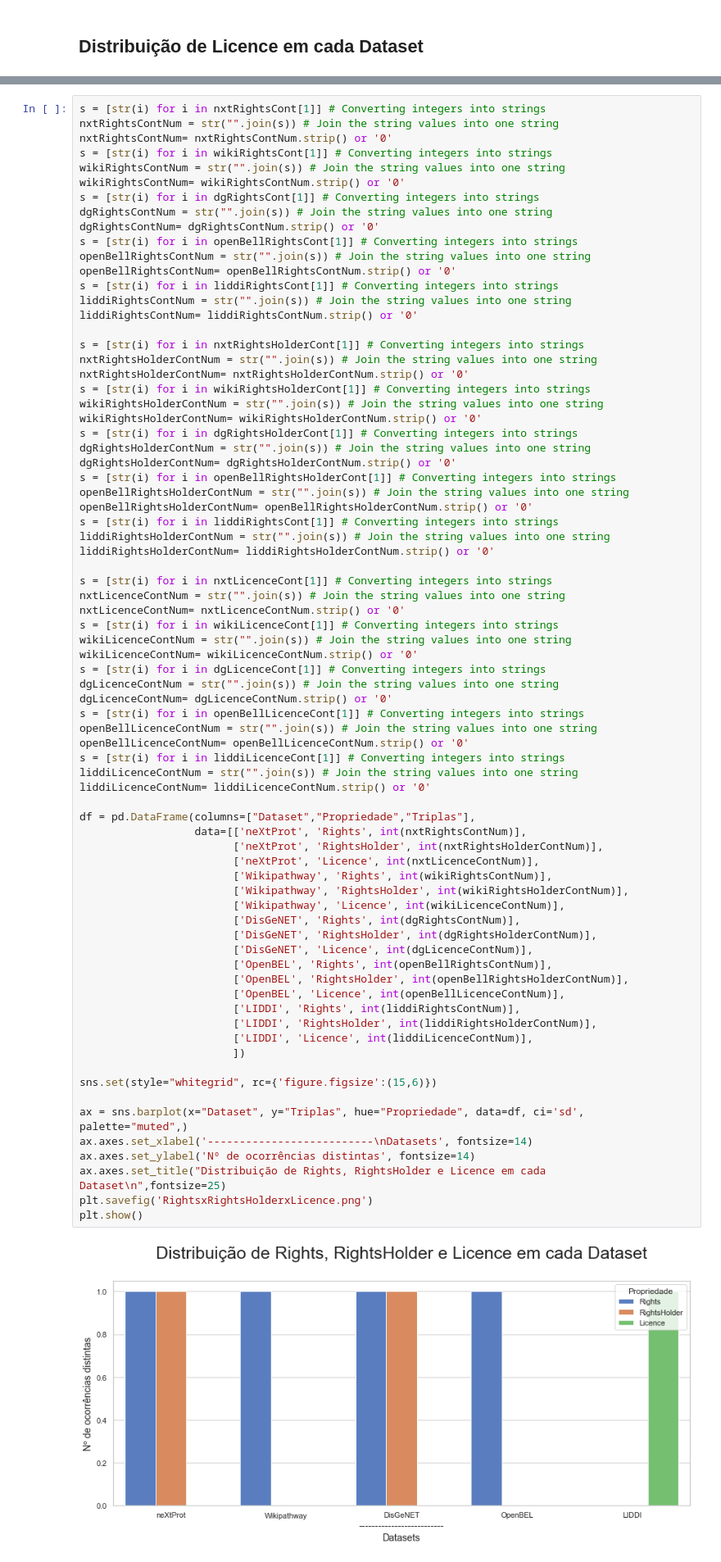
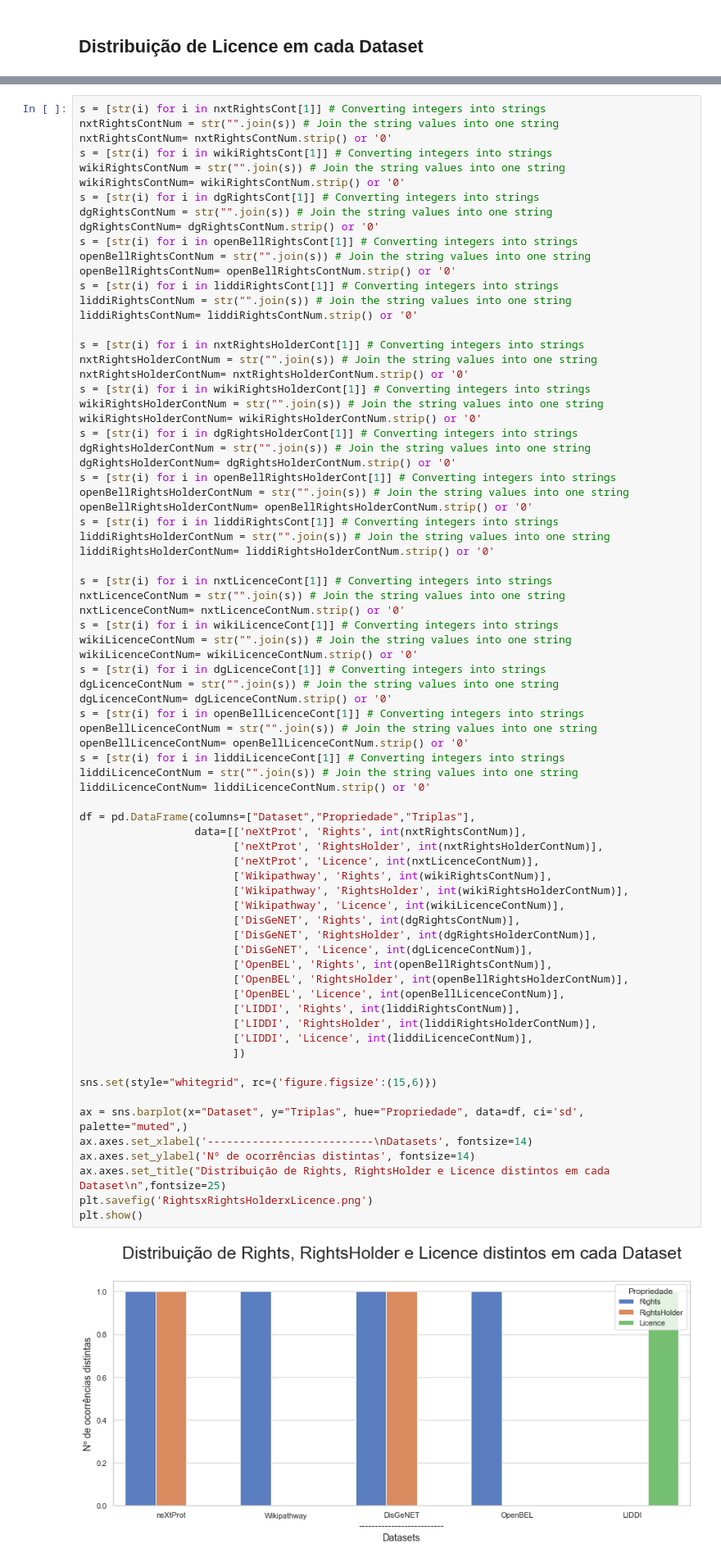
Before and after one commit to massaoiwanaga/orgcon, a Jupyter notebook: Massao.ipynb, the cells around one changed output, grey strips where cells are left out. Shown at 82% size. Cells and saved outputs as stored; diff of their text form.

```diff
--- a/Massao.ipynb
+++ b/Massao.ipynb
@@ -3096,35 +3094,35 @@ openBellLicenceContNum= openBellLicenceContNum.strip() or '0'
 s = [str(i) for i in liddiLicenceCont[1]] # Converting integers into strings
 liddiLicenceContNum = str("".join(s)) # Join the string values into one string
 liddiLicenceContNum= liddiLicenceContNum.strip() or '0'
 
 df = pd.DataFrame(columns=["Dataset","Propriedade","Triplas"],
                   data=[['neXtProt', 'Rights', int(nxtRightsContNum)],
                         ['neXtProt', 'RightsHolder', int(nxtRightsHolderContNum)],
                         ['neXtProt', 'Licence', int(nxtLicenceContNum)],
                         ['Wikipathway', 'Rights', int(wikiRightsContNum)],
                         ['Wikipathway', 'RightsHolder', int(wikiRightsHolderContNum)],
                         ['Wikipathway', 'Licence', int(wikiLicenceContNum)],
                         ['DisGeNET', 'Rights', int(dgRightsContNum)],
                         ['DisGeNET', 'RightsHolder', int(dgRightsHolderContNum)],
                         ['DisGeNET', 'Licence', int(dgLicenceContNum)],
                         ['OpenBEL', 'Rights', int(openBellRightsContNum)],
                         ['OpenBEL', 'RightsHolder', int(openBellRightsHolderContNum)],
                         ['OpenBEL', 'Licence', int(openBellLicenceContNum)],
                         ['LIDDI', 'Rights', int(liddiRightsContNum)],
                         ['LIDDI', 'RightsHolder', int(liddiRightsHolderContNum)],
                         ['LIDDI', 'Licence', int(liddiLicenceContNum)],
                         ])
 
 sns.set(style="whitegrid", rc={'figure.figsize':(15,6)})
 
 ax = sns.barplot(x="Dataset", y="Triplas", hue="Propriedade", data=df, ci='sd', palette="muted",)
 ax.axes.set_xlabel('--------------------------\nDatasets', fontsize=14)
 ax.axes.set_ylabel('Nº de ocorrências distintas', fontsize=14)
-ax.axes.set_title("Distribuição de Rights, RightsHolder e Licence em cada Dataset\n",fontsize=25)
+ax.axes.set_title("Distribuição de Rights, RightsHolder e Licence distintos em cada Dataset\n",fontsize=25)
 plt.savefig('RightsxRightsHolderxLicence.png')
 plt.show()
 # %% [output]
-[figure, old version]
+[figure, new version]
 # %%
 # Total de nanopublicações em neXtProt
 query = """
```
Also changed, not shown: parts of 5 cells of this notebook, 2 other files.
